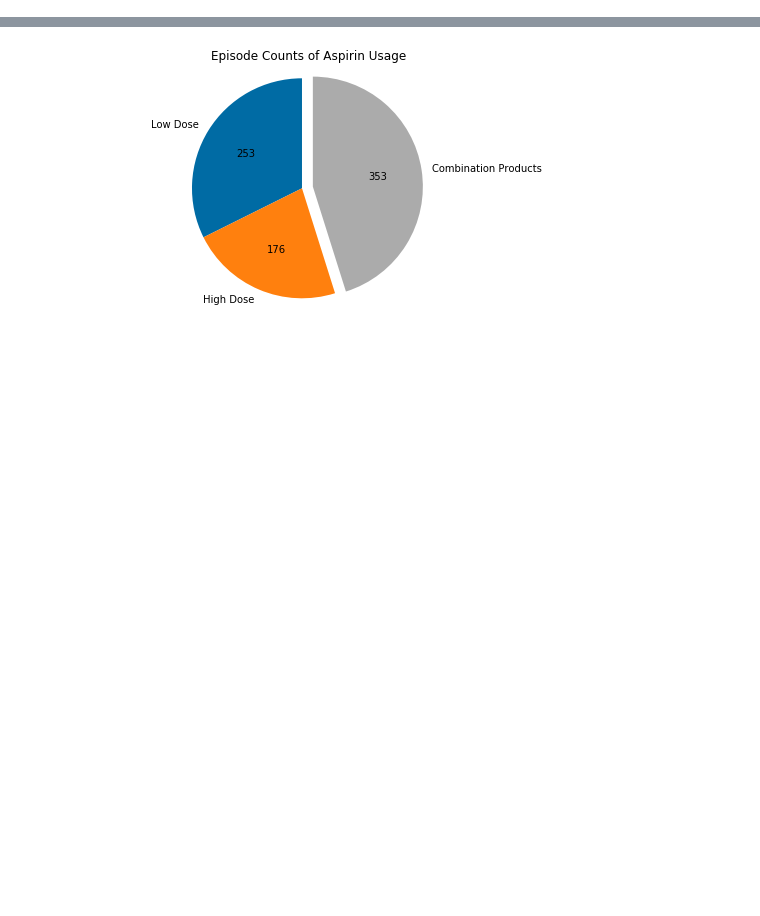
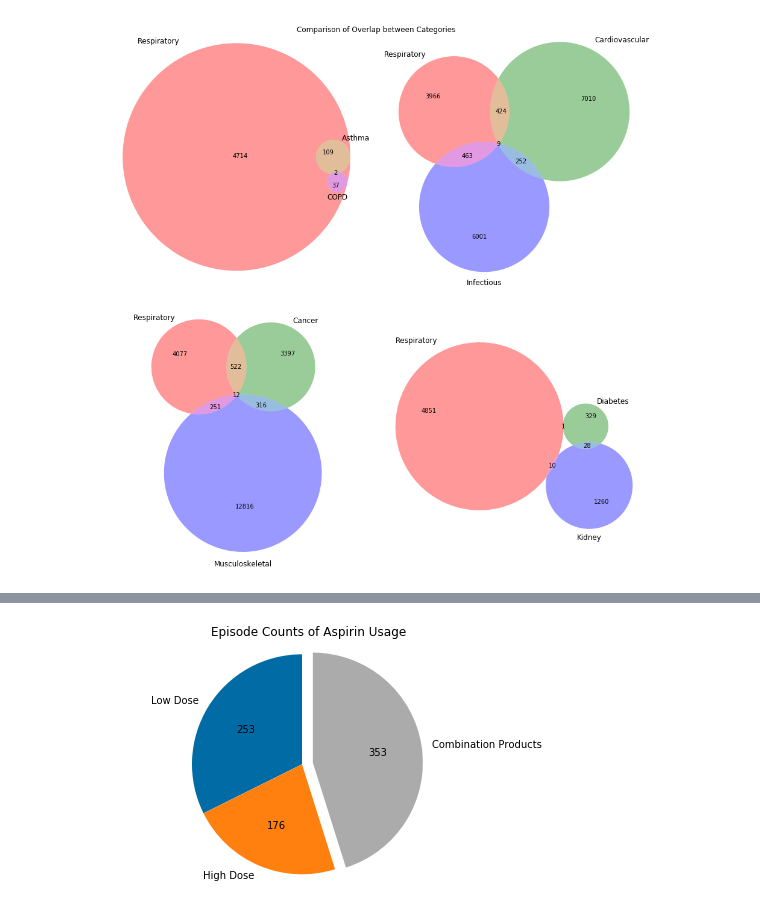
Before and after one commit to MattCordell/DataAnalyticProjects, a Jupyter notebook: HDA2019/HDA 2019 Supplement.ipynb, the cells around one changed output, grey strips where cells are left out. Cells and saved outputs as stored; diff of their text form; code cells hidden in the pictures; blank space fills up the shorter version.

```diff
--- a/HDA2019/HDA 2019 Supplement.ipynb
+++ b/HDA2019/HDA 2019 Supplement.ipynb
@@ -312,0 +186,24 @@ All the ECL used so far have been simple subsumption queries, yet the language s
+# %%
+#Generate a few Venn Diagrams illustrating overlap with the "Respiratory" category
+
+Respiratory = PopulateSetWithECL('<<106048009')
+Asthma = PopulateSetWithECL('<<195967001')
+COPD = PopulateSetWithECL('<<13645005')
+Cardiovascular = PopulateSetWithECL('<<106063007')
+Infectious = PopulateSetWithECL('<<40733004')
+Cancer = PopulateSetWithECL('<<363346000')
+Diabetes = PopulateSetWithECL('<<73211009')
+Kidney = PopulateSetWithECL('<<249578005')
+Musculoskeletal = PopulateSetWithECL('<<106028002')
+
+figure, axes = plt.subplots(2, 2, figsize=(13,13))
+
+venn3([Respiratory,Asthma,COPD],set_labels=('Respiratory','Asthma','COPD'),ax=axes[0][0])
+venn3([Respiratory,Cardiovascular,Infectious],set_labels=('Respiratory','Cardiovascular','Infectious'),ax=axes[0][1])
+venn3([Respiratory,Cancer,Musculoskeletal],set_labels=('Respiratory','Cancer','Musculoskeletal'),ax=axes[1][0])
+venn3([Respiratory,Diabetes,Kidney],set_labels=('Respiratory','Diabetes','Kidney'),ax=axes[1][1])
+figure.suptitle("Comparison of Overlap between Categories")
+
+plt.show()
+# %% [output]
+[figure, added]
```
Also changed, not shown: parts of 42 cells of this notebook, 4 other files.
